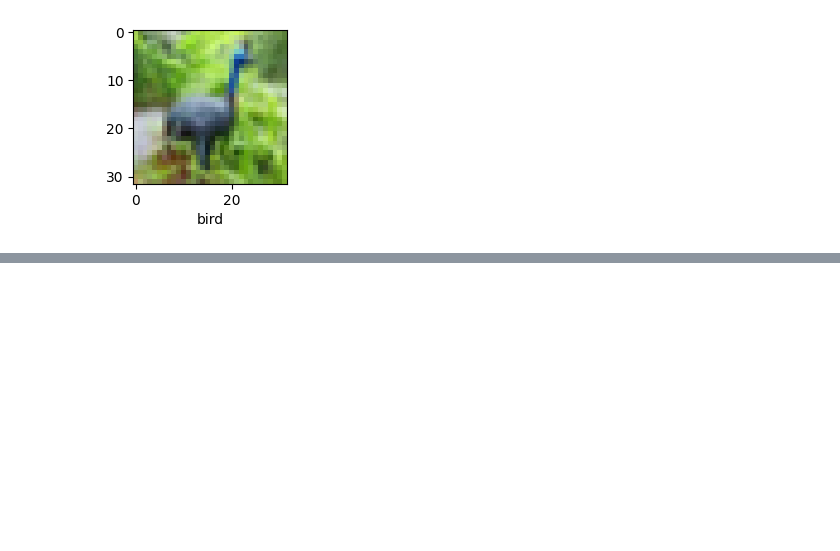
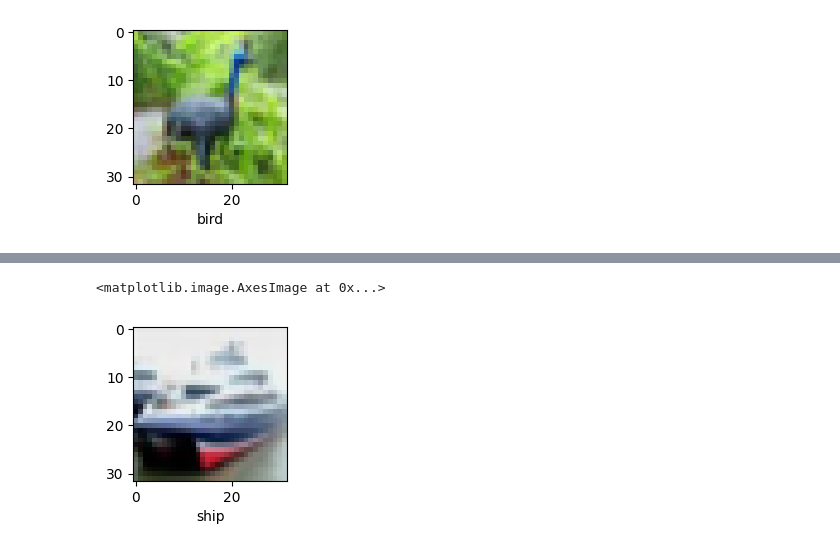
Before and after one commit to Surajpatra700/Deep-Learning_Project, a Jupyter notebook: Computer_Vision.ipynb, the cells around one changed output, grey strips where cells are left out. Cells and saved outputs as stored; diff of their text form; code cells hidden in the pictures; blank space fills up the shorter version.

```diff
--- a/Computer_Vision.ipynb
+++ b/Computer_Vision.ipynb
@@ -88,0 +160,6 @@ y_pred_classes = [np.argmax(element) for element in y_pred]
+# %%
+y_test = y_test.reshape(-1,)
+plot_image(X_test,y_test,1)
+# %% [output]
+<matplotlib.image.AxesImage at 0x...>
+[figure, added]
```
Also changed, not shown: parts of 14 cells of this notebook.
